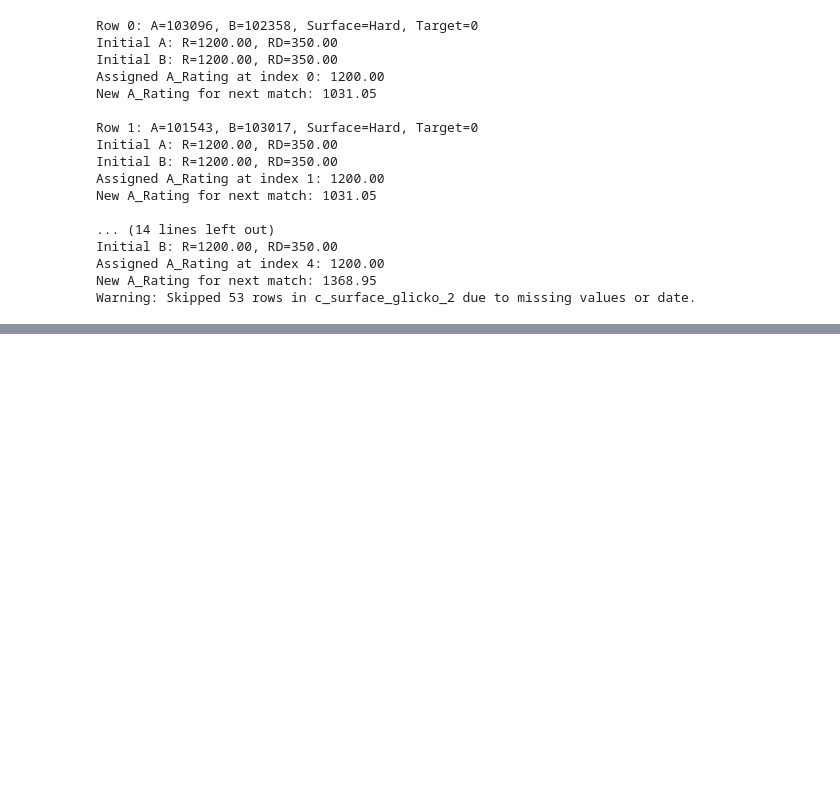
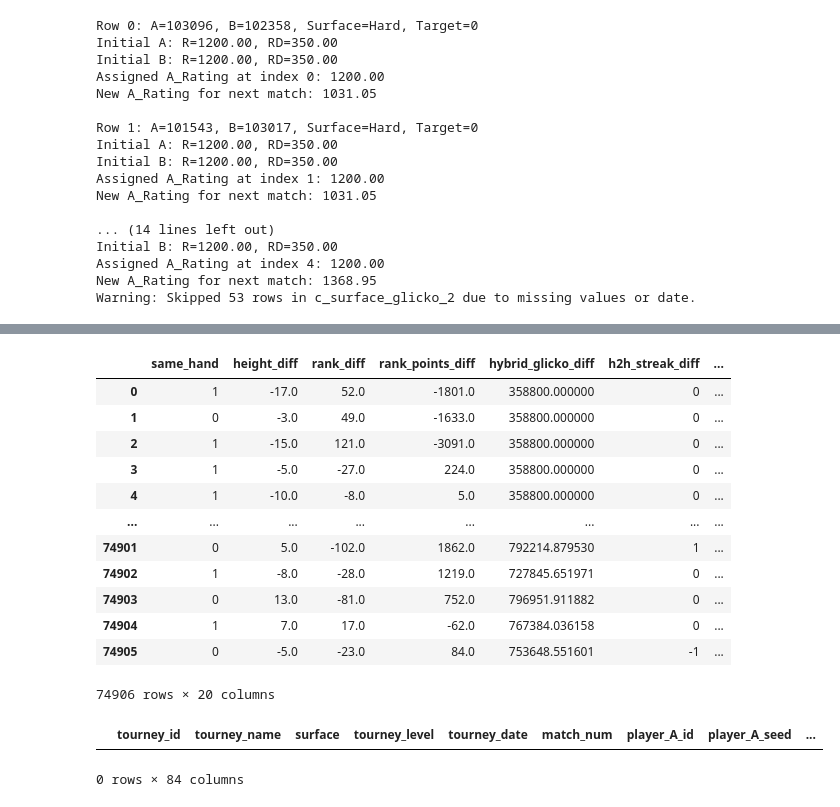
Before and after one commit to rbravez/tennis, a Jupyter notebook: notebook.ipynb, the cells around one changed output, grey strips where cells are left out. Saved outputs shown, nothing was run; the diff lists cells and outputs as text; code cells hidden in the pictures; blank space fills up the shorter version.

```diff
--- a/notebook.ipynb
+++ b/notebook.ipynb
@@ -112,0 +169,24 @@ df
+# %%
+columns = [
+    'surface',
+    'tourney_date',
+    'best_of',
+    'tourney_level',
+    'same_hand',
+    'height_diff',
+    'rank_diff',
+    'rank_points_diff',
+    'hybrid_glicko_diff',
+    'glicko_diff',
+    'glicko_surface_diff',
+    'h2h_streak_diff',
+    'h2h_level_weighted_diff',
+    'Age30_Diff',
+    'AgeInt_Diff',
+    'elo_overall_diff',
+    'player_A_id',
+    'player_B_id',
+    'elo_surface_diff',
+    'target'
+    ]
+df_filtered = df.copy()[columns]
@@ -112,0 +249,27 @@ df
+# %%
+from sklearn.preprocessing import OneHotEncoder
+ohe = OneHotEncoder(sparse_output=False, drop='first')
+
+df_filtered_encoded = ohe.fit_transform(df_filtered[['surface', 'best_of', 'tourney_level']])
+
+encoded_cols = ohe.get_feature_names_out(['surface', 'best_of', 'tourney_level'])
+
+df_encoded = pd.DataFrame(df_filtered_encoded, columns=encoded_cols, index=df_filtered.index)
+
+df_final = pd.concat([df_filtered.drop(['surface', 'best_of', 'tourney_level'], axis=1), df_encoded], axis=1)
+# %%
+df_final
+# %% [output]
+|  | same_hand | height_diff | rank_diff | rank_points_diff | hybrid_glicko_diff | h2h_streak_diff | ... |
+| 0 | 1 | -17.0 | 52.0 | -1801.0 | 358800.000000 | 0 | ... |
+| 1 | 0 | -3.0 | 49.0 | -1633.0 | 358800.000000 | 0 | ... |
+| 2 | 1 | -15.0 | 121.0 | -3091.0 | 358800.000000 | 0 | ... |
+| 3 | 1 | -5.0 | -27.0 | 224.0 | 358800.000000 | 0 | ... |
+| 4 | 1 | -10.0 | -8.0 | 5.0 | 358800.000000 | 0 | ... |
+| ... | ... | ... | ... | ... | ... | ... | ... |
+| 74901 | 0 | 5.0 | -102.0 | 1862.0 | 792214.879530 | 1 | ... |
+| 74902 | 1 | -8.0 | -28.0 | 1219.0 | 727845.651971 | 0 | ... |
+| 74903 | 0 | 13.0 | -81.0 | 752.0 | 796951.911882 | 0 | ... |
+| 74904 | 1 | 7.0 | 17.0 | -62.0 | 767384.036158 | 0 | ... |
+| 74905 | 0 | -5.0 | -23.0 | 84.0 | 753648.551601 | -1 | ... |
+74906 rows × 20 columns
@@ -112,0 +278,5 @@ df
+# %%
+df
+# %% [output]
+|  | tourney_id | tourney_name | surface | tourney_level | tourney_date | match_num | player_A_id | player_A_seed | ... |
+0 rows × 84 columns
```
Also changed, not shown: parts of 20 cells of this notebook, 3 other files.
